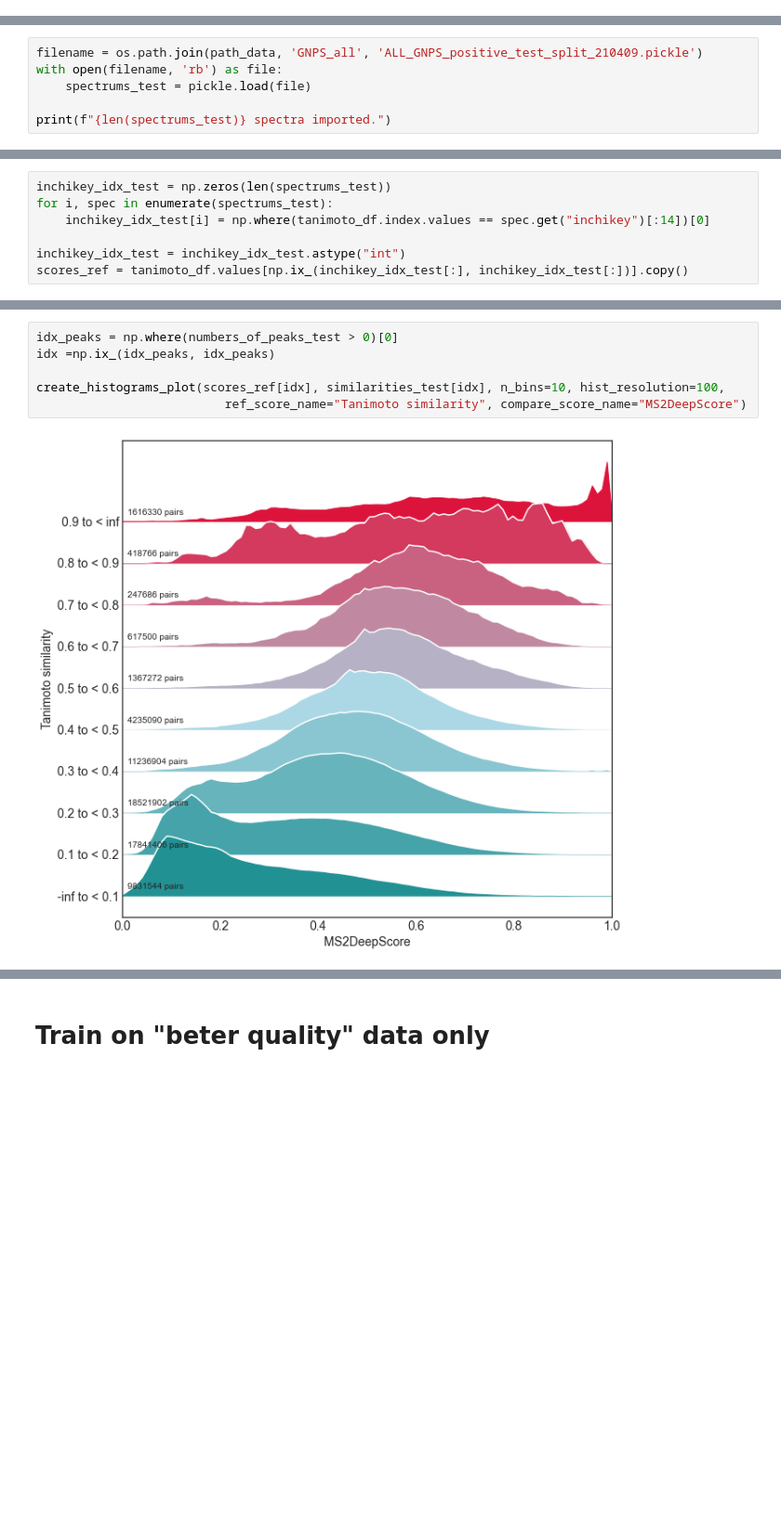
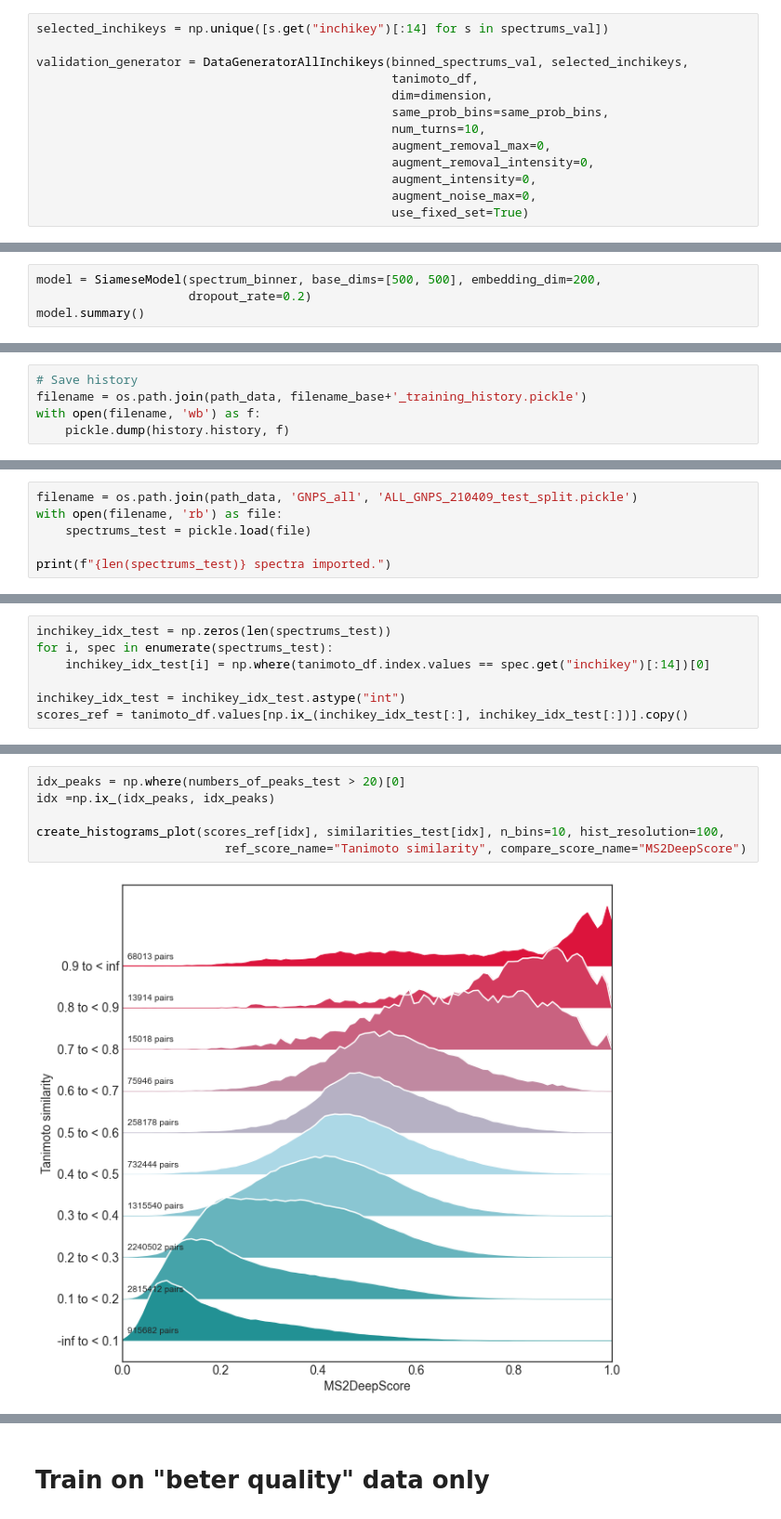
Before and after one commit to iomega/ms2query, a Jupyter notebook: notebooks/MS2Query_train_models_All_Spectrums_data210409.ipynb, the cells around one changed output, grey strips where cells are left out. Shown at 93% size. Drawn from its saved outputs; the diff is of its cells as text; blank space fills up the shorter version.

```diff
--- a/notebooks/MS2Query_train_models_All_Spectrums_data210409.ipynb
+++ b/notebooks/MS2Query_train_models_All_Spectrums_data210409.ipynb
@@ -31,0 +158,13 @@ np.save(filename, tanimoto_df.index.values)
+# %%
+selected_inchikeys = np.unique([s.get("inchikey")[:14] for s in spectrums_val])
+
+validation_generator = DataGeneratorAllInchikeys(binned_spectrums_val, selected_inchikeys,
+                                                 tanimoto_df,
+                                                 dim=dimension,
+                                                 same_prob_bins=same_prob_bins,
+                                                 num_turns=10,
+                                                 augment_removal_max=0,
+                                                 augment_removal_intensity=0,
+                                                 augment_intensity=0,
+                                                 augment_noise_max=0,
+                                                 use_fixed_set=True)
@@ -31,0 +179,4 @@ np.save(filename, tanimoto_df.index.values)
+# %%
+model = SiameseModel(spectrum_binner, base_dims=[500, 500], embedding_dim=200,
+                     dropout_rate=0.2)
+model.summary()
@@ -31,0 +270,5 @@ np.save(filename, tanimoto_df.index.values)
+# %%
+# Save history
+filename = os.path.join(path_data, filename_base+'_training_history.pickle')
+with open(filename, 'wb') as f:
+    pickle.dump(history.history, f)
@@ -490,7 +786,7 @@ Epoch 00009: val_loss did not improve from 0.07853
 Epoch 10/150
 KeyboardInterrupt:
 # %%
-filename = os.path.join(path_data, 'GNPS_all', 'ALL_GNPS_positive_test_split_210409.pickle')
+filename = os.path.join(path_data, 'GNPS_all', 'ALL_GNPS_210409_test_split.pickle')
 with open(filename, 'rb') as file:
     spectrums_test = pickle.load(file)
 
@@ -521,11 +817,11 @@ from ms2deepscore.plotting import create_histograms_plot
 numbers_of_peaks_test = np.array([len(s.peaks) for s in spectrums_test])
 masses_test = np.array([s.get("parent_mass") for s in spectrums_test])
 # %%
-idx_peaks = np.where(numbers_of_peaks_test > 0)[0]
+idx_peaks = np.where(numbers_of_peaks_test > 20)[0]
 idx =np.ix_(idx_peaks, idx_peaks)
 
 create_histograms_plot(scores_ref[idx], similarities_test[idx], n_bins=10, hist_resolution=100,
                           ref_score_name="Tanimoto similarity", compare_score_name="MS2DeepScore")
 # %% [output]
-[figure, old version]
+[figure, new version]
 # %%
```
Also changed, not shown: parts of 34 cells of this notebook.
